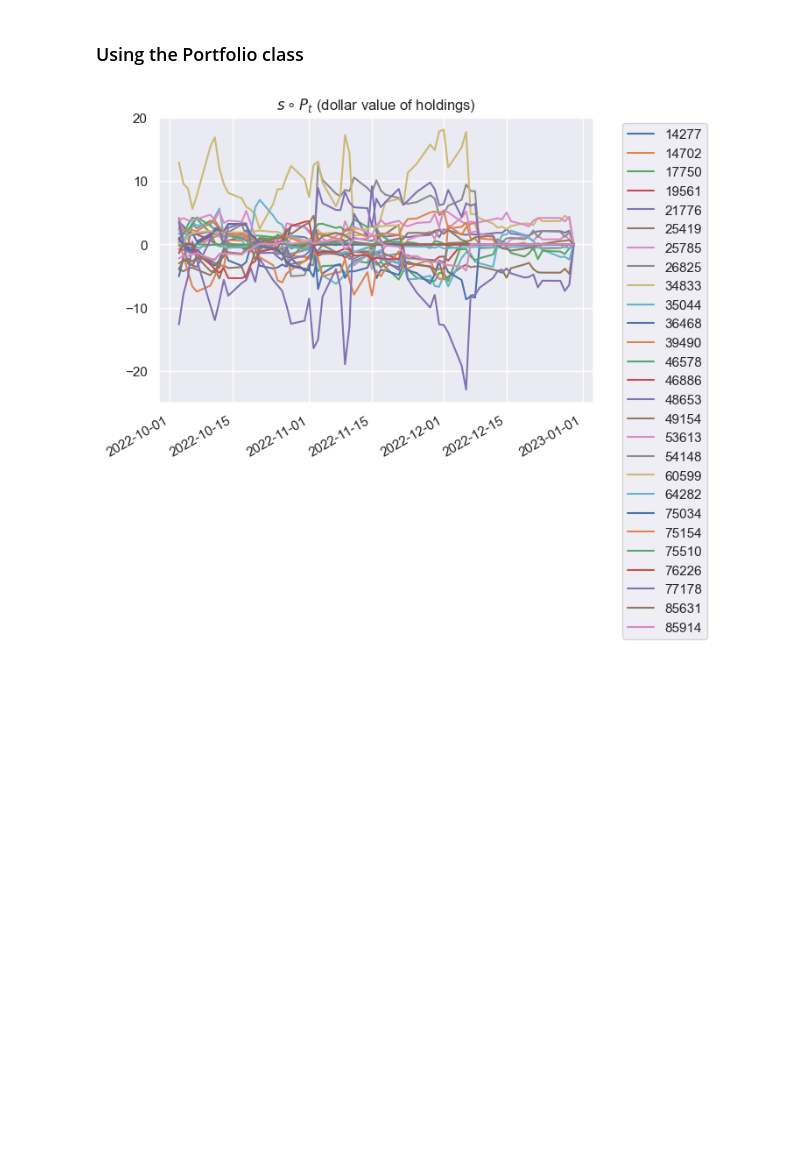
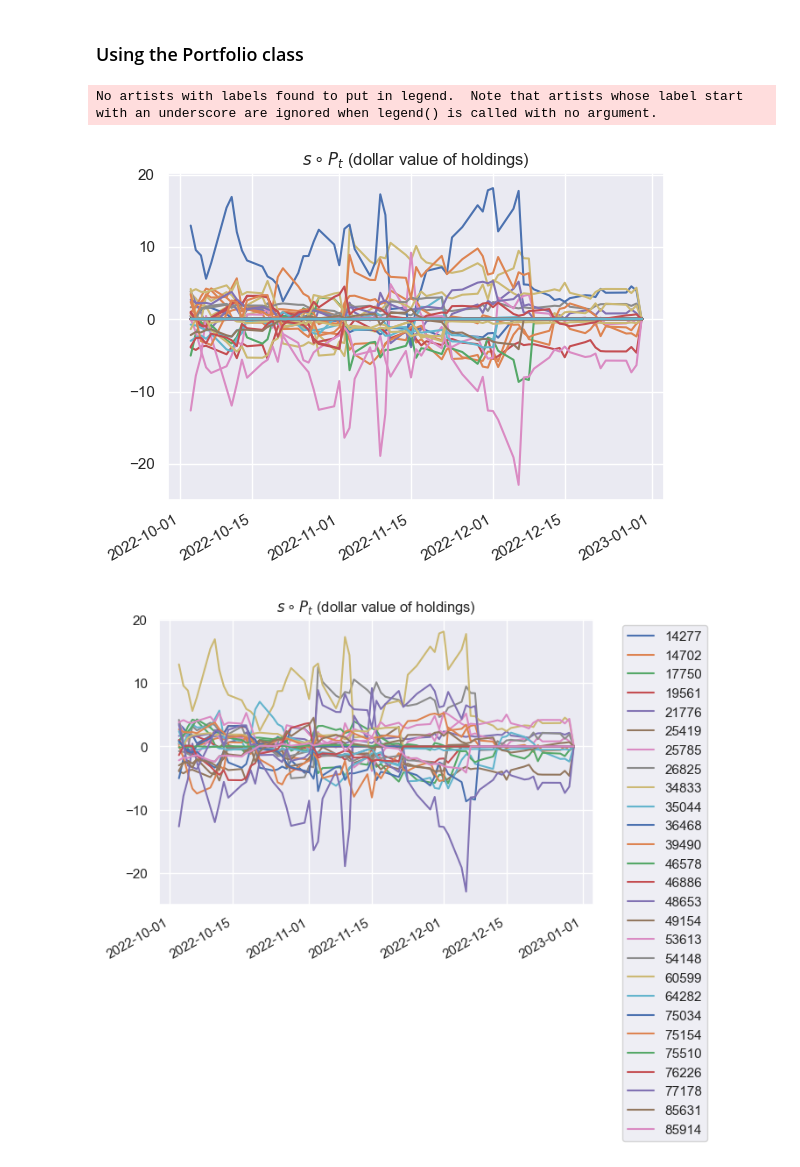
Before and after one commit to cvxgrp/cvx_stat_arb, a Jupyter notebook: notebooks/cvx_ccv_stat_arb.ipynb, the cells around one changed output. Saved outputs shown, nothing was run; the diff lists cells and outputs as text; code cells hidden in the pictures; blank space fills up the shorter version.

```diff
--- a/notebooks/cvx_ccv_stat_arb.ipynb
+++ b/notebooks/cvx_ccv_stat_arb.ipynb
@@ -47,6 +84,22 @@ plot_all_portfolios(stat_arb_group.stat_arbs, prices_train, prices_val, prices_t
 # Trading backtest
 # %% [markdown]
 ### Using the Portfolio class
+# %%
+stat_arbs_validated = stat_arb_group.validate(prices_val,
+         prices_train_val, 1.05, 3)
+
+portfolio = stat_arbs_validated.construct_porfolio(prices_test, 1.05)
+# %%
+### Visualize portfolio holdings
+holdings = portfolio.stocks * portfolio.prices
+plt.plot(holdings.index, holdings);
+plt.legend(holdings.columns, bbox_to_anchor=(1.05, 1), loc='upper left');
+plt.title(r"$s\circ P_t$ (dollar value of holdings)");
+plt.gcf().autofmt_xdate()
+plt.gca().legend().remove();
+# %% [output]
+No artists with labels found to put in legend.  Note that artists whose label start with an underscore are ignored when legend() is called with no argument.
+[figure, added]
 # %%
 stat_arbs_validated = stat_arb_group.validate(prices_val,
          prices_train_val, 1.05, 3)
```
Also changed, not shown: parts of 18 cells of this notebook, 14 other files.
